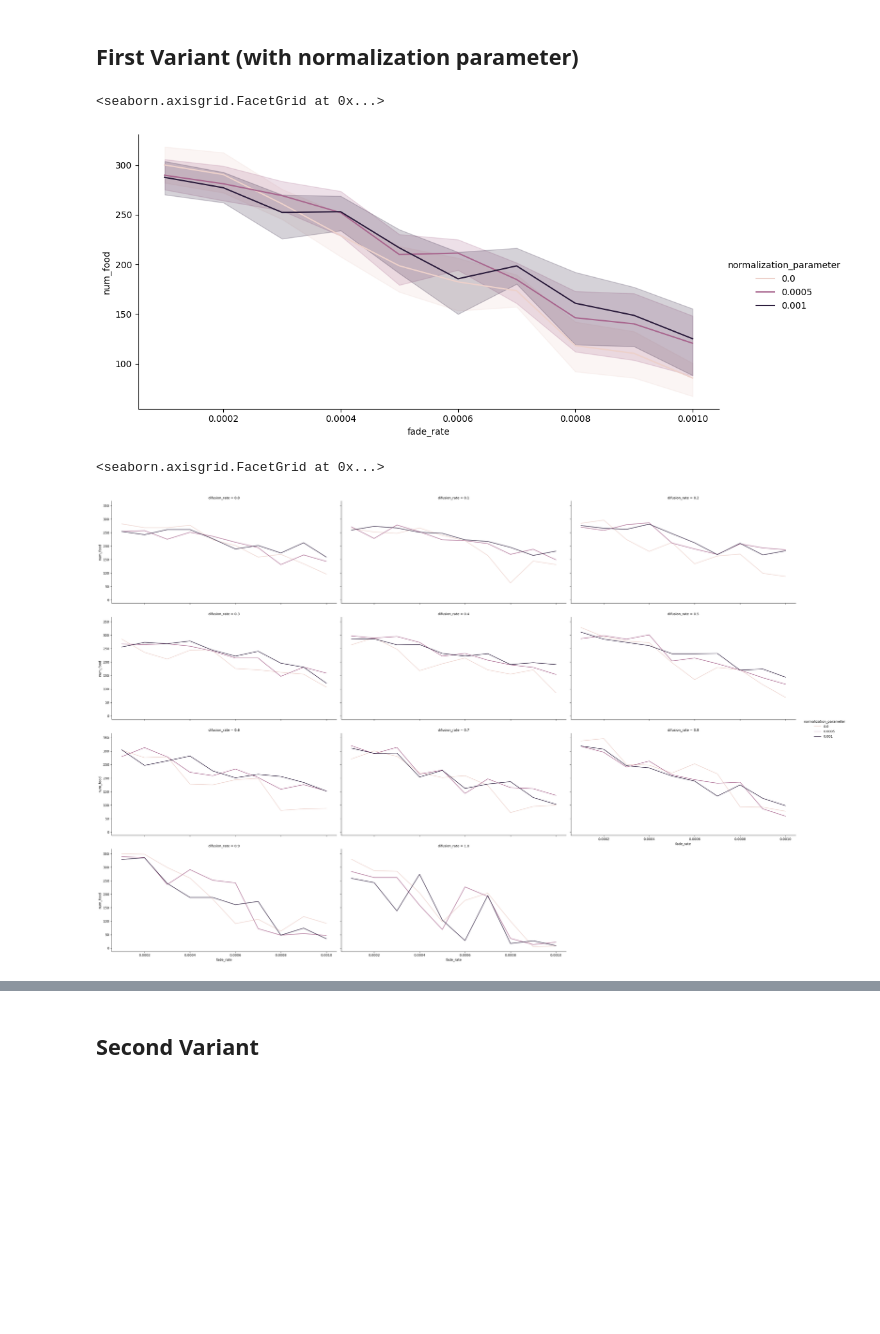
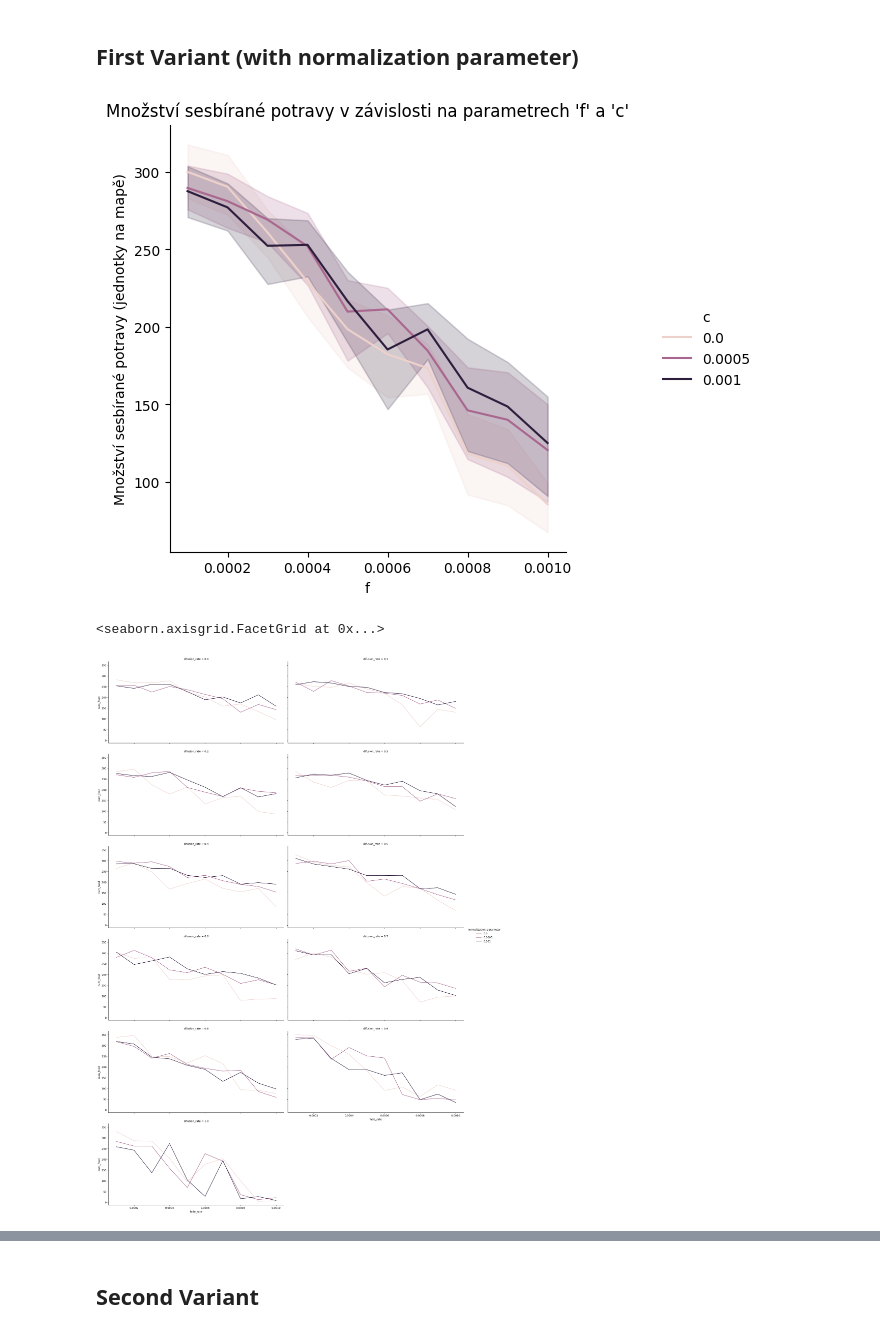
Before and after one commit to dbeinhauer/ant_colony_model, a Jupyter notebook: plot_creator.ipynb, the cells around one changed output, grey strips where cells are left out. Drawn from its saved outputs; the diff is of its cells as text; code cells hidden in the pictures; blank space fills up the shorter version.

```diff
--- a/plot_creator.ipynb
+++ b/plot_creator.ipynb
@@ -72,18 +72,22 @@ grid_search_1_data
 # %% [markdown]
 ## First Variant (with normalization parameter)
 # %%
-sns.relplot(
+g = sns.relplot(
     data=grid_search_1_data,
     x="fade_rate",
     y="num_food",
     hue="normalization_parameter",
     # hue="difusion_rate",
-    aspect=2,
+    aspect=1,
     kind="line",
-)
+).set(title="Množství sesbírané potravy v závislosti na parametrech 'f' a 'c'")
+
+g.set_xlabels("f")
+g.set_ylabels("Množství sesbírané potravy (jednotky na mapě)")
+
+g._legend.set_title("c")
 # %% [output]
-<seaborn.axisgrid.FacetGrid at 0x...>
-[figure, old version]
+[figure, new version]
 # %%
 sns.relplot(
     data=grid_search_1_data,
@@ -94,9 +98,9 @@ sns.relplot(
     aspect=2,
     kind="line",
     col="difusion_rate",
-    col_wrap=3,
+    col_wrap=2,
 )
 # %% [output]
 <seaborn.axisgrid.FacetGrid at 0x...>
-[figure, old version]
+[figure, new version]
 # %%
```
Also changed, not shown: parts of 7 cells of this notebook, 1 other file.
